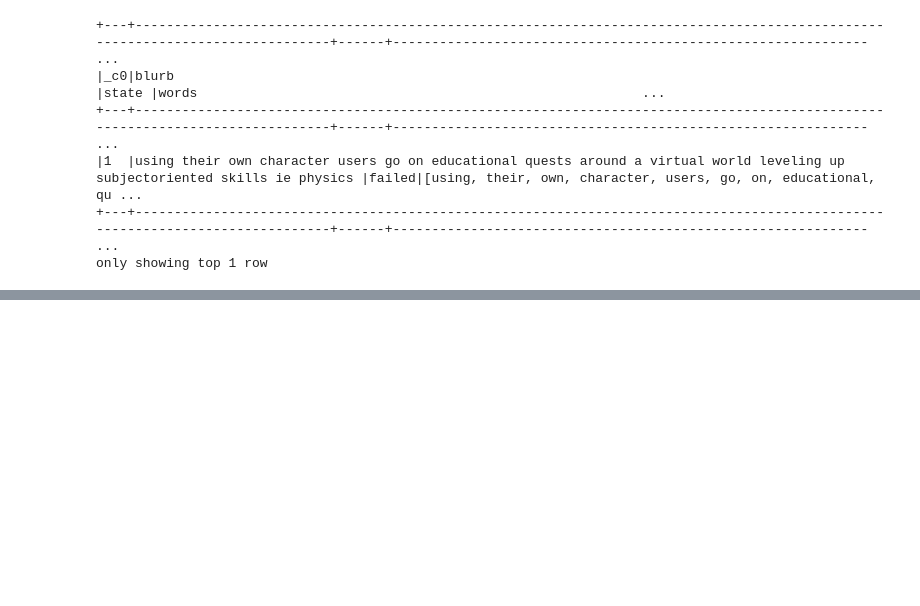
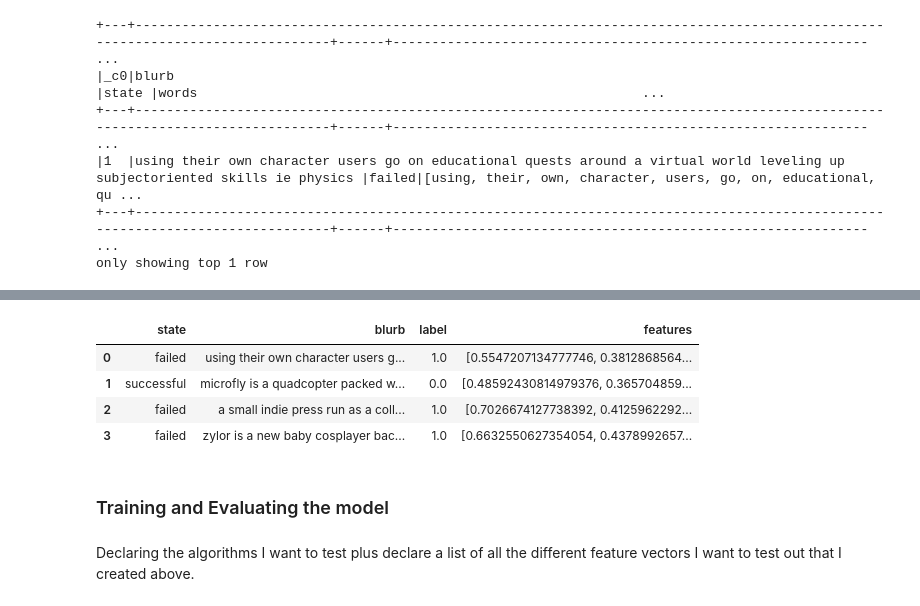
Before and after one commit to santoshsahini19/big-data-analytics-using-spark, a Jupyter notebook: Natural-Language-Processing/nlp.ipynb, the cells around one changed output, grey strips where cells are left out. Saved outputs shown, nothing was run; the diff lists cells and outputs as text; code cells hidden in the pictures; blank space fills up the shorter version.

Commit message:
NLP training

```diff
--- a/Natural-Language-Processing/nlp.ipynb
+++ b/Natural-Language-Processing/nlp.ipynb
@@ -395,0 +446,23 @@ feature_data.limit(5).toPandas()
+# %%
+# W2Vec Dataframes typically has negative values so we will correct for that here so that we can use the Naive Bayes classifier
+scaler = MinMaxScaler(inputCol="features", outputCol="scaledFeatures")
+
+# Compute summary statistics and generate MinMaxScalerModel
+scalerModel = scaler.fit(W2VfeaturizedData)
+
+# rescale each feature to range [min, max].
+scaled_data = scalerModel.transform(W2VfeaturizedData)
+W2VfeaturizedData = scaled_data.select('state','blurb','label','scaledFeatures')
+W2VfeaturizedData = W2VfeaturizedData.withColumnRenamed('scaledFeatures','features')
+
+W2VfeaturizedData.name = 'W2VfeaturizedData'
+# %%
+W2VfeaturizedData.limit(4).toPandas()
+# %% [output]
+|  | state | blurb | label | features |
+| 0 | failed | using their own character users g... | 1.0 | [0.5547207134777746, 0.3812868564... |
+| 1 | successful | microfly is a quadcopter packed w... | 0.0 | [0.48592430814979376, 0.365704859... |
+| 2 | failed | a small indie press run as a coll... | 1.0 | [0.7026674127738392, 0.4125962292... |
+| 3 | failed | zylor is a new baby cosplayer bac... | 1.0 | [0.6632550627354054, 0.4378992657... |
+# %% [markdown]
+### Training and Evaluating the model
@@ -395,0 +665,2 @@ feature_data.limit(5).toPandas()
+# %% [markdown]
+Declaring the algorithms I want to test plus declare a list of all the different feature vectors I want to test out that I created above.
```
Also changed, not shown: parts of 13 cells of this notebook.
